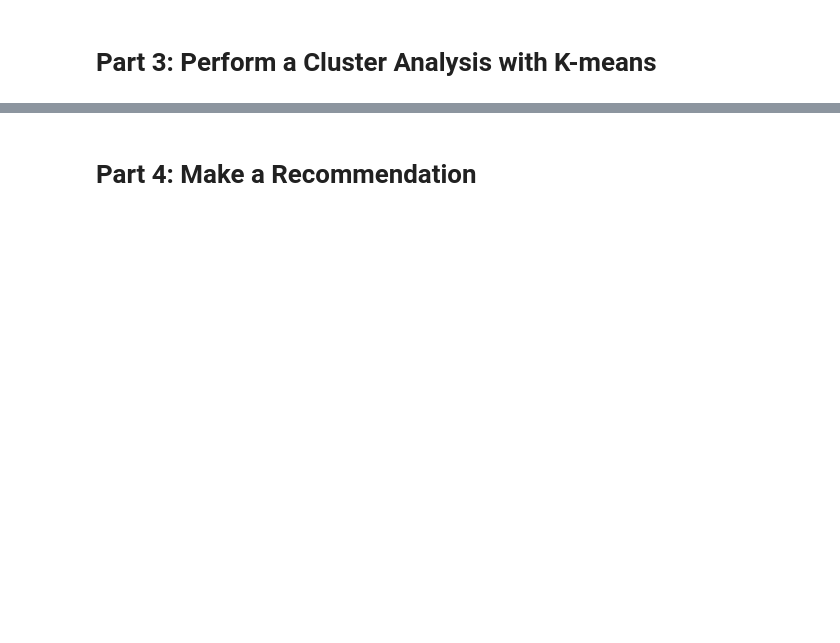
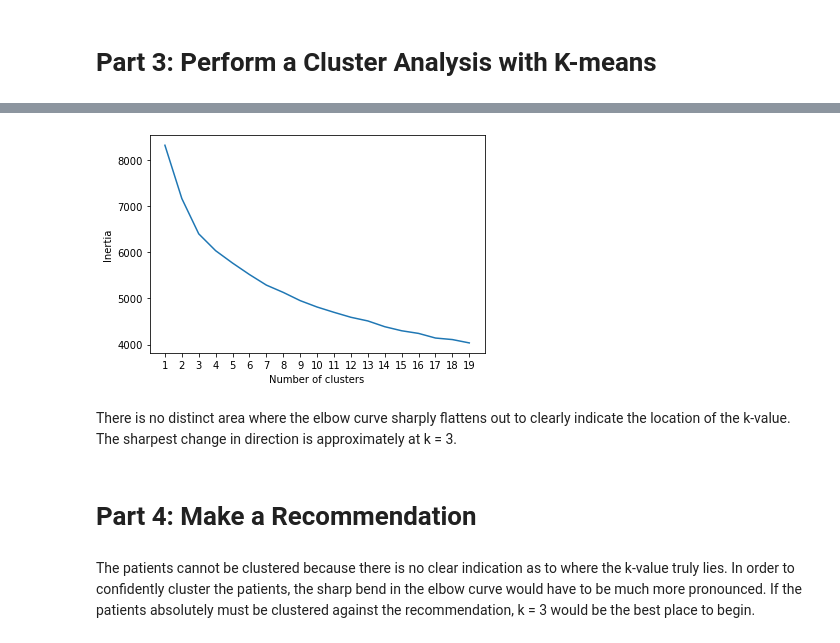
Before and after one commit to csong2020/unsupervised-machine-learning-challenge, a Jupyter notebook: unsupervised-machine-learning-challenge.ipynb, the cells around one changed output, grey strips where cells are left out. Cells and saved outputs as stored; diff of their text form; code cells hidden in the pictures; blank space fills up the shorter version.

```diff
--- a/unsupervised-machine-learning-challenge.ipynb
+++ b/unsupervised-machine-learning-challenge.ipynb
@@ -89 +114,25 @@ print("There are barely distinct clusters, but ")
+# %%
+#Create an elbow plot to identify the best number of clusters. Make sure to do the following:
+inertia = []
+# Same as k = list(range(1, 11))
+#k = [1,2,3,4,5,6,7,8,9,10]
+k = list(range(1, 20))
+
+#Use a for loop to determine the inertia for each k between 1 through 10.
+for i in k:
+    km = KMeans(n_clusters=i, random_state=0)
+    km.fit(pca_transformed_data)
+    inertia.append(km.inertia_)
+
+# Define a DataFrame to plot the Elbow Curve using hvPlot
+elbow_data = {"k": k, "inertia": inertia}
+df_elbow = pd.DataFrame(elbow_data)
+
+plt.plot(df_elbow['k'], df_elbow['inertia'])
+plt.xticks(range(1,20))
+plt.xlabel('Number of clusters')
+plt.ylabel('Inertia')
+plt.show()
+# %% [output]
+[figure, added]
 # %%
@@ -94,5 +139,10 @@ print("There are barely distinct clusters, but ")
 #If possible, determine where the elbow of the plot is, and at which value of k it appears.
+# %% [markdown]
+There is no distinct area where the elbow curve sharply flattens out to clearly indicate the location of the k-value. The sharpest change in direction is approximately at k = 3.
 # %% [markdown]
 # Part 4: Make a Recommendation
 # %%
 #Based on your findings, write up a brief (one or two sentences) recommendation for your supervisor in your Jupyter Notebook. Can the patients be clustered? If so, into how many clusters?
+# %% [markdown]
+The patients cannot be clustered because there is no clear indication as to where the k-value truly lies. In order to confidently cluster the patients, the sharp bend in the elbow curve would have to be much more pronounced.
+If the patients absolutely must be clustered against the recommendation, k = 3 would be the best place to begin.
```
Also changed, not shown: parts of 9 cells of this notebook, 1 other file.
